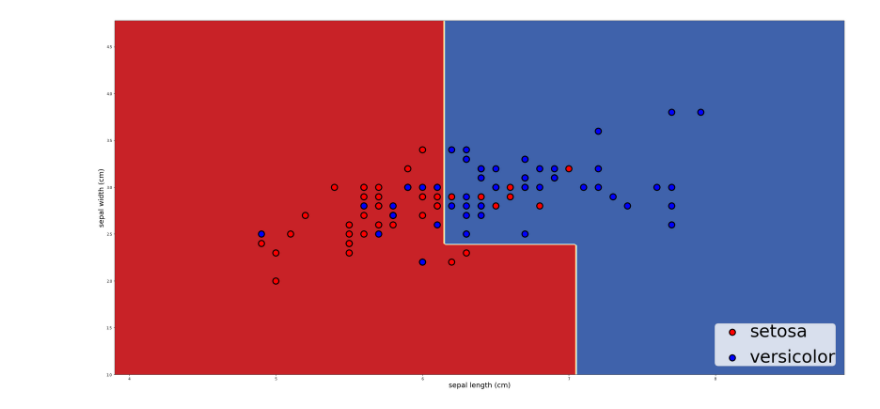
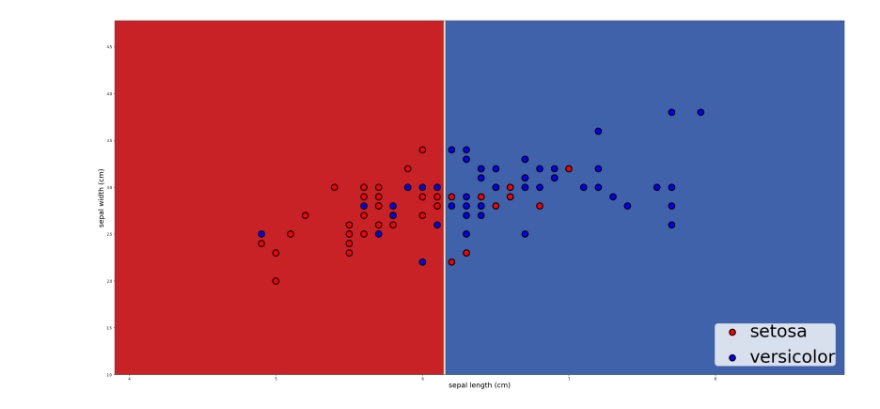
Before and after one commit to idalab-de/workshop-notebook, a Jupyter notebook: Workshop.ipynb, the cells around one changed output. Cells and saved outputs as stored; diff of their text form; code cells hidden in the pictures.

Commit message:
fixed plot again

```diff
--- a/Workshop.ipynb
+++ b/Workshop.ipynb
@@ -1,5 +1,5 @@
 # %%
 from plot_iris import plot_decision_boundary
-plot_decision_boundary(max_depth=3)
+plot_decision_boundary(max_depth=1)
 # %% [output]
-[figure, old version]
+[figure, new version]
```
